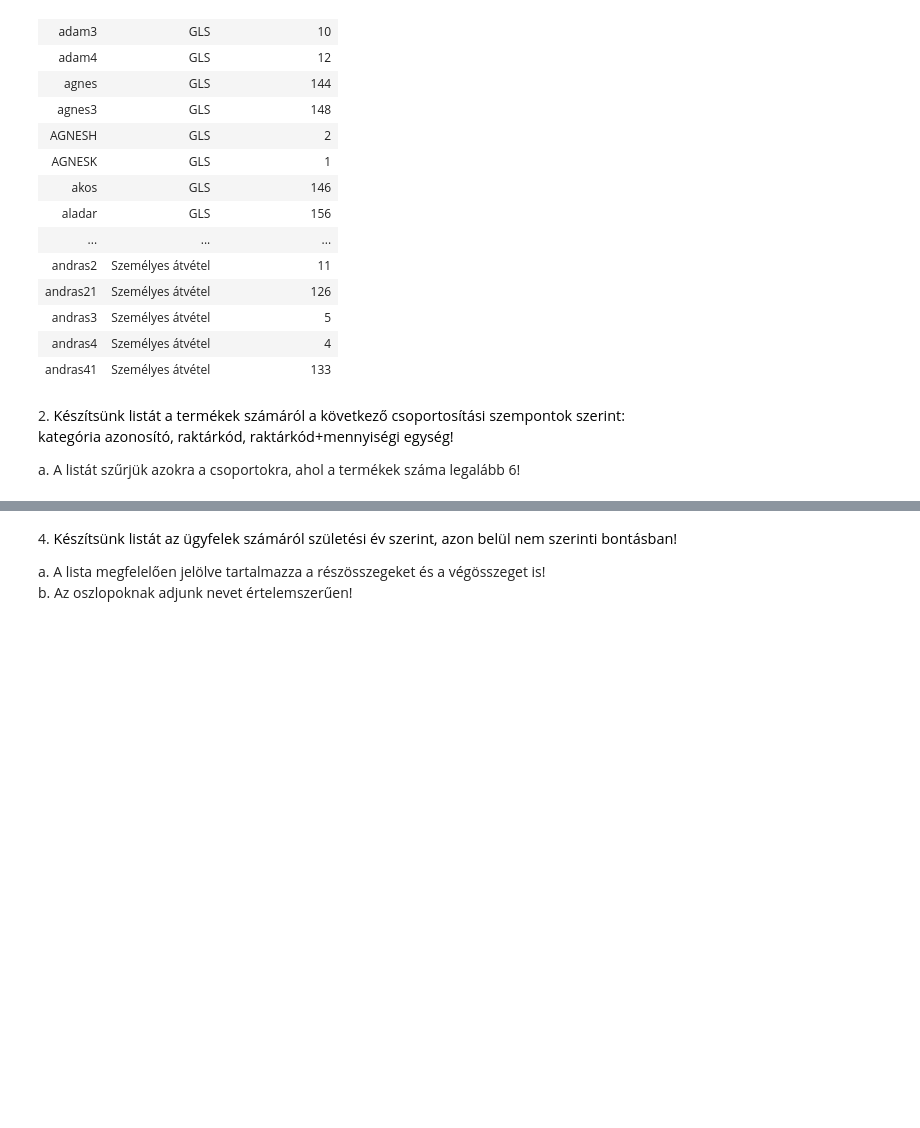
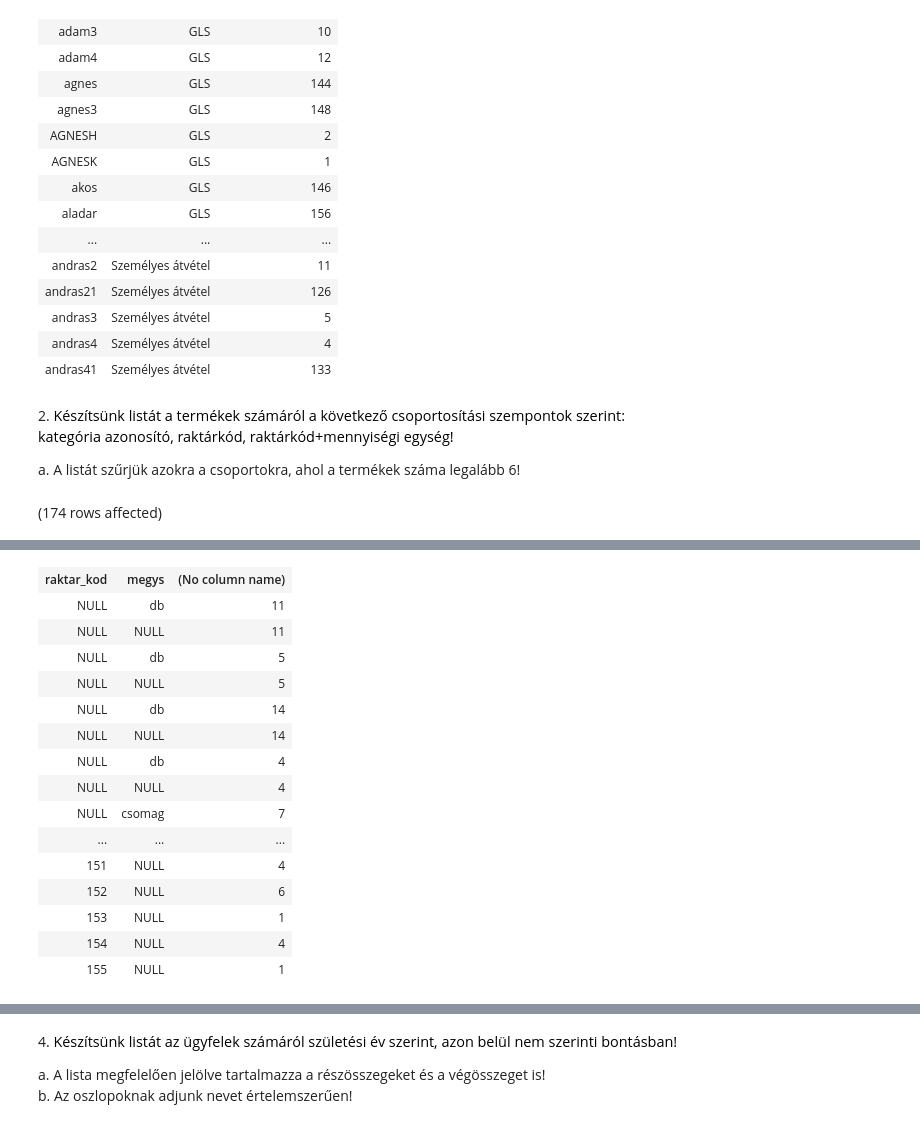
Before and after one commit to tamasbeniczky/gyak_2, a Jupyter notebook: gyakorlat04_feladatok.ipynb, the cells around one changed output, grey strips where cells are left out. Saved outputs shown, nothing was run; the diff lists cells and outputs as text; code cells hidden in the pictures; blank space fills up the shorter version.

````diff
--- a/gyakorlat04_feladatok.ipynb
+++ b/gyakorlat04_feladatok.ipynb
@@ -32,3 +32,12 @@ Total execution time: 00:00:00.053
 2. <span style="background-color: rgb(255, 255, 255); color: rgb(0, 0, 0); font-family: &quot;Open Sans&quot;, sans-serif; font-size: 14.44px;">Készítsünk listát a termékek számáról a következő csoportosítási szempontok szerint:<br>kategória azonosító, raktárkód, raktárkód+mennyiségi egység!</span>
 
 a. A listát szűrjük azokra a csoportokra, ahol a termékek száma legalább 6!
+# %%
+select kat_id
+        raktar_kod,
+        megys,
+        count(*)
+from termek
+group by GROUPING SETS(kat_id,raktar_kod, (raktar_kod, megys))
+# %% [output]
+(174 rows affected)
@@ -35,3 +45,19 @@ a. A listát szűrjük azokra a csoportokra, ahol a termékek száma legalább 6
+| raktar_kod | megys | (No column name) |
+| NULL | db | 11 |
+| NULL | NULL | 11 |
+| NULL | db | 5 |
+| NULL | NULL | 5 |
+| NULL | db | 14 |
+| NULL | NULL | 14 |
+| NULL | db | 4 |
+| NULL | NULL | 4 |
+| NULL | csomag | 7 |
+| ... | ... | ... |
+| 151 | NULL | 4 |
+| 152 | NULL | 6 |
+| 153 | NULL | 1 |
+| 154 | NULL | 4 |
+| 155 | NULL | 1 |
 # %% [markdown]
 ```
 3. Készítsünk listát az egyes termékkategóriákban lévő termékek számáról!
````
Also changed, not shown: parts of 2 cells of this notebook.
